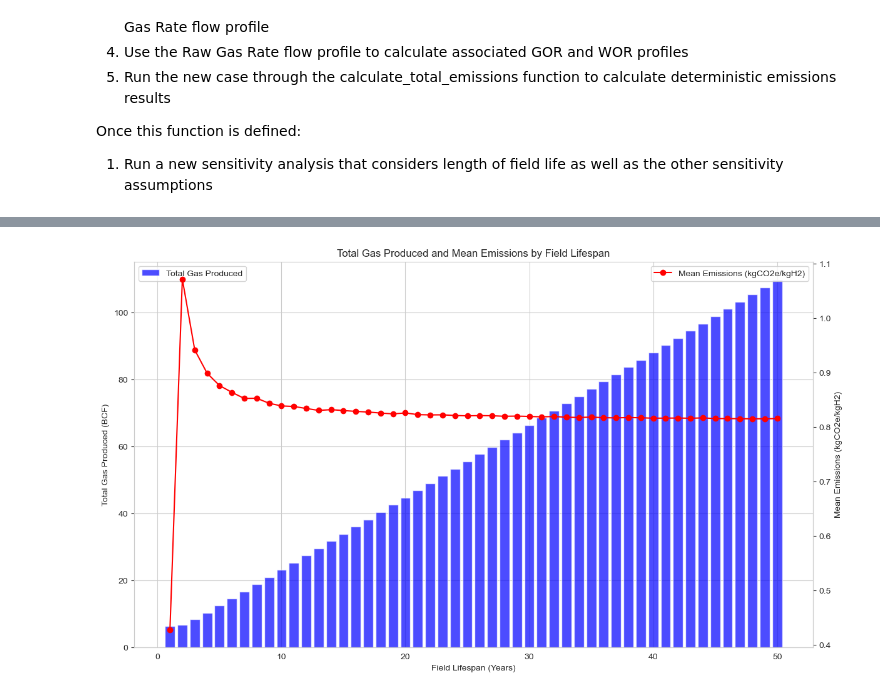
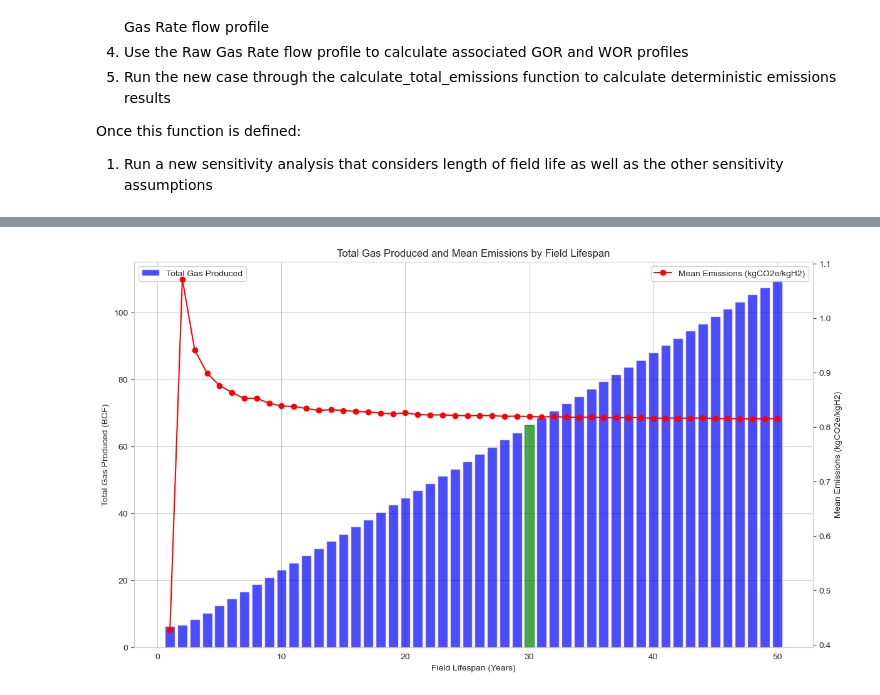
Before and after one commit to tblackfd/Geologic-Hydrogen-LCA-TEA, a Jupyter notebook: BrandtModelReplication_v0_2.ipynb, the cells around one changed output, grey strips where cells are left out. Drawn from its saved outputs; the diff is of its cells as text; code cells hidden in the pictures.

```diff
--- a/BrandtModelReplication_v0_2.ipynb
+++ b/BrandtModelReplication_v0_2.ipynb
@@ -2390,7 +2391,7 @@ def calculate_exploration_emissions(case, sensitivity_variables=None, special_pr
         field_depth = sensitivity_variables.get('field_depth', depths[case])
         GWP_H2 = sensitivity_variables.get('GWP_H2', GWP_H2_default)
         number_production_wells = sensitivity_variables.get('number_production_wells', number_production_wells_default)
-        PSA_unit_slippage_rate = sensitivity_variables.get('PSA Unit Slippage Rate (%)', PSA_unit_slippage_rate_default)
+        PSA_unit_slippage_rate = sensitivity_variables.get('PSA Unit Slippage Rate (fraction)', PSA_unit_slippage_rate_default)
     else:
         oil_production = oil_production_default
         field_lifespan = field_lifespan_default
@@ -3894,8 +3895,10 @@ def calculate_water_treatment_energy_consumption(case, sensitivity_variables=Non
 
     water_in_oil = oil_production * post_separation_oil_sg * litres_per_barrel * water_content_oil_emulsion / 100 / 1000 # tonne/day
 
+    # Extract Raw Gas flow rate from the production profile for case at hand:
+    flow_rates = local_production_profile_df[f'{case} Raw Gas Rate, MSCFD']# mscfd
     # Calculate the WOR for the case at hand
-    case_WOR = local_production_profile_df[f'{case} WOR']
+    case_WOR = flow_rates / 1000 * water_production / oil_production
 
     water_after_separator = oil_production * case_WOR * litres_per_barrel / 1000 - water_in_oil # tonne/day
 
@@ -5670,7 +5649,7 @@ def decay_curve(t, Q0, k):
 def calculate_exponential_decay_coefficients_PRESSURE(field_lifespan, new_production_profile_df=None, sensitivity_variables=None):
     if sensitivity_variables:
         oil_production = sensitivity_variables.get('oil_production', oil_production_default)
-        water_production = sensitivity_variables.get('water_production', water_production_default)
+        water_production = sensitivity_variables.get('Water Cut (bbl/mmscf)', water_production_default)
     else:
         oil_production = oil_production_default
         water_production = water_production_default
@@ -5711,7 +5690,7 @@ def calculate_exponential_decay_coefficients_PRESSURE(field_lifespan, new_produc
 def calculate_exponential_decay_coefficients_FLOW(field_lifespan, new_production_profile_df=None, sensitivity_variables=None):
     if sensitivity_variables:
         oil_production = sensitivity_variables.get('oil_production', oil_production_default)
-        water_production = sensitivity_variables.get('water_production', water_production_default)
+        water_production = sensitivity_variables.get('Water Cut (bbl/mmscf)', water_production_default)
     else:
         oil_production = oil_production_default
         water_production = water_production_default
@@ -5841,28 +5817,36 @@ results_df.head()
 # %%
 # Plot a bar chart of total gas produced and mean emissions for each field lifespan
 
 # Create a figure and axis
 fig, ax = plt.subplots(figsize=(14, 8))
 
 # Plot the total gas produced
 ax.bar(results_df['Field Lifespan (Years)'], results_df['Total Gas Produced (BCF)'], color='b', alpha=0.7, label='Total Gas Produced')
 
 # Create a second y-axis to plot the emissions
 ax2 = ax.twinx()
 ax2.plot(results_df['Field Lifespan (Years)'], results_df['Mean Emissions (kgCO2e/kgH2)'], color='r', marker='o', label='Mean Emissions (kgCO2e/kgH2)')
 ax2.set_ylabel('Mean Emissions (kgCO2e/kgH2)')
 ax2.grid(False)
 
 # Set labels and title
 ax.set_xlabel('Field Lifespan (Years)')
 ax.set_ylabel('Total Gas Produced (BCF)')
 ax.set_title('Total Gas Produced and Mean Emissions by Field Lifespan')
 
 # Add a legend
 ax.legend(loc='upper left')
 ax2.legend(loc='upper right')
 
+# Change the colour of the Year 30 bar and the Year 30 emissions point to indicate that these are the baseline case for comparison
+bar = ax.patches[-21]
+
+bar.set_color('g')
+bar.set_alpha(0.7)
+
+
+
 # Show the plot
 plt.show()
 # %% [output]
-[figure, old version]
+[figure, new version]
```
Also changed, not shown: parts of 15 cells of this notebook, 1 other file.
